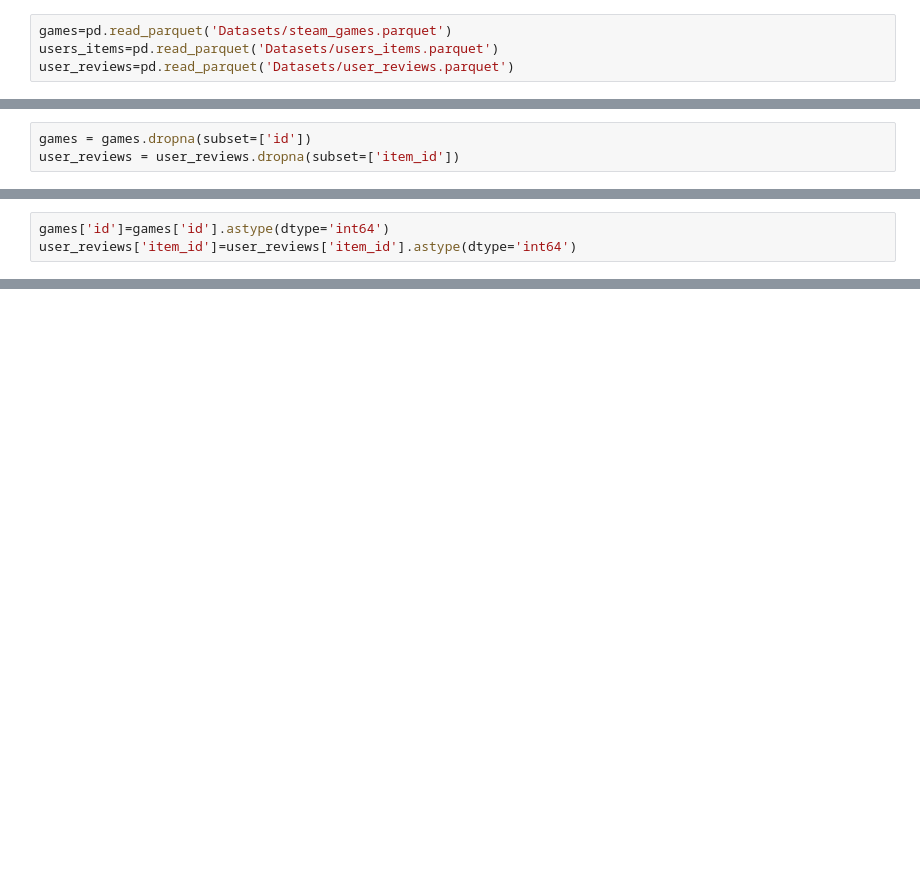
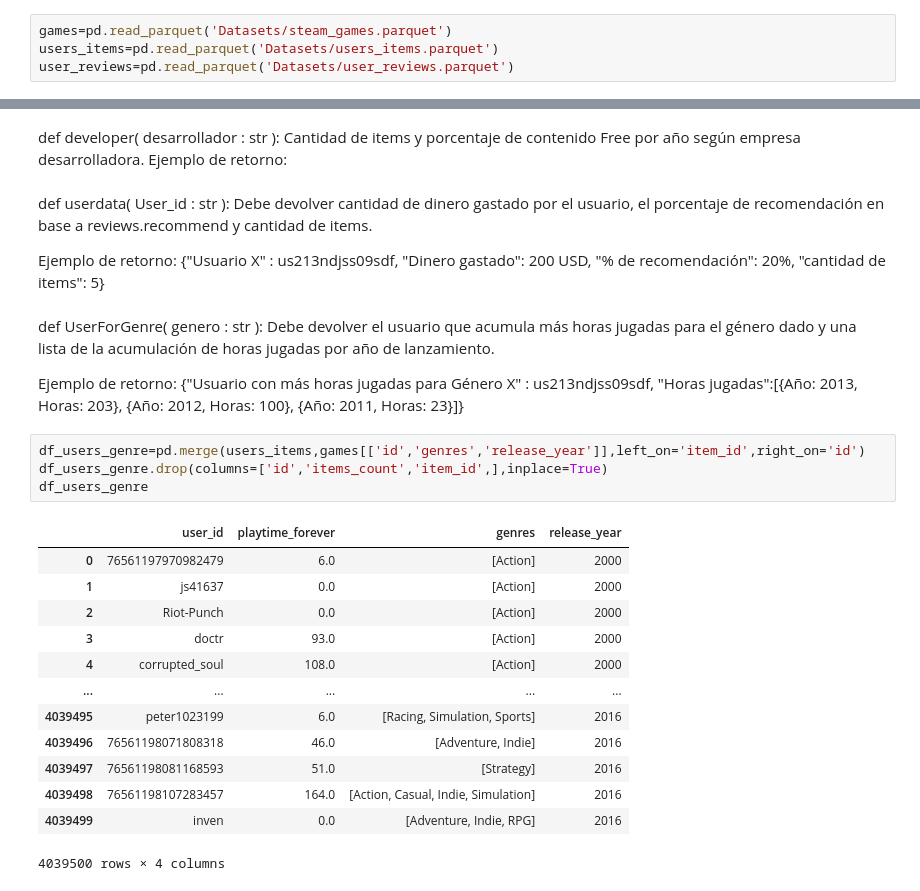
Before and after one commit to Juancito2085/PI1_ML_OPS, a Jupyter notebook: API.ipynb, the cells around one changed output, grey strips where cells are left out. Saved outputs shown, nothing was run; the diff lists cells and outputs as text; blank space fills up the shorter version.

```diff
--- a/API.ipynb
+++ b/API.ipynb
@@ -60,3 +7,0 @@ Pruebo aca el mas facil
-# %%
-games = games.dropna(subset=['id'])
-user_reviews = user_reviews.dropna(subset=['item_id'])
@@ -67,3 +7,0 @@ games['id'].isnull().sum()
-# %%
-games['id']=games['id'].astype(dtype='int64')
-user_reviews['item_id']=user_reviews['item_id'].astype(dtype='int64')
@@ -108,0 +53,28 @@ Name: count, dtype: int64
+# %% [markdown]
+def developer( desarrollador : str ): Cantidad de items y porcentaje de contenido Free por año según empresa desarrolladora. Ejemplo de retorno:
+# %% [markdown]
+def userdata( User_id : str ): Debe devolver cantidad de dinero gastado por el usuario, el porcentaje de recomendación en base a reviews.recommend y cantidad de items.
+
+Ejemplo de retorno: {"Usuario X" : us213ndjss09sdf, "Dinero gastado": 200 USD, "% de recomendación": 20%, "cantidad de items": 5}
+# %% [markdown]
+def UserForGenre( genero : str ): Debe devolver el usuario que acumula más horas jugadas para el género dado y una lista de la acumulación de horas jugadas por año de lanzamiento.
+
+Ejemplo de retorno: {"Usuario con más horas jugadas para Género X" : us213ndjss09sdf, "Horas jugadas":[{Año: 2013, Horas: 203}, {Año: 2012, Horas: 100}, {Año: 2011, Horas: 23}]}
+# %%
+df_users_genre=pd.merge(users_items,games[['id','genres','release_year']],left_on='item_id',right_on='id')
+df_users_genre.drop(columns=['id','items_count','item_id',],inplace=True)
+df_users_genre
+# %% [output]
+|  | user_id | playtime_forever | genres | release_year |
+| 0 | 76561197970982479 | 6.0 | [Action] | 2000 |
+| 1 | js41637 | 0.0 | [Action] | 2000 |
+| 2 | Riot-Punch | 0.0 | [Action] | 2000 |
+| 3 | doctr | 93.0 | [Action] | 2000 |
+| 4 | corrupted_soul | 108.0 | [Action] | 2000 |
+| ... | ... | ... | ... | ... |
+| 4039495 | peter1023199 | 6.0 | [Racing, Simulation, Sports] | 2016 |
+| 4039496 | 76561198071808318 | 46.0 | [Adventure, Indie] | 2016 |
+| 4039497 | 76561198081168593 | 51.0 | [Strategy] | 2016 |
+| 4039498 | 76561198107283457 | 164.0 | [Action, Casual, Indie, Simulation] | 2016 |
+| 4039499 | inven | 0.0 | [Adventure, Indie, RPG] | 2016 |
+4039500 rows × 4 columns
```
Also changed, not shown: parts of 37 cells of this notebook, 1 other file.
